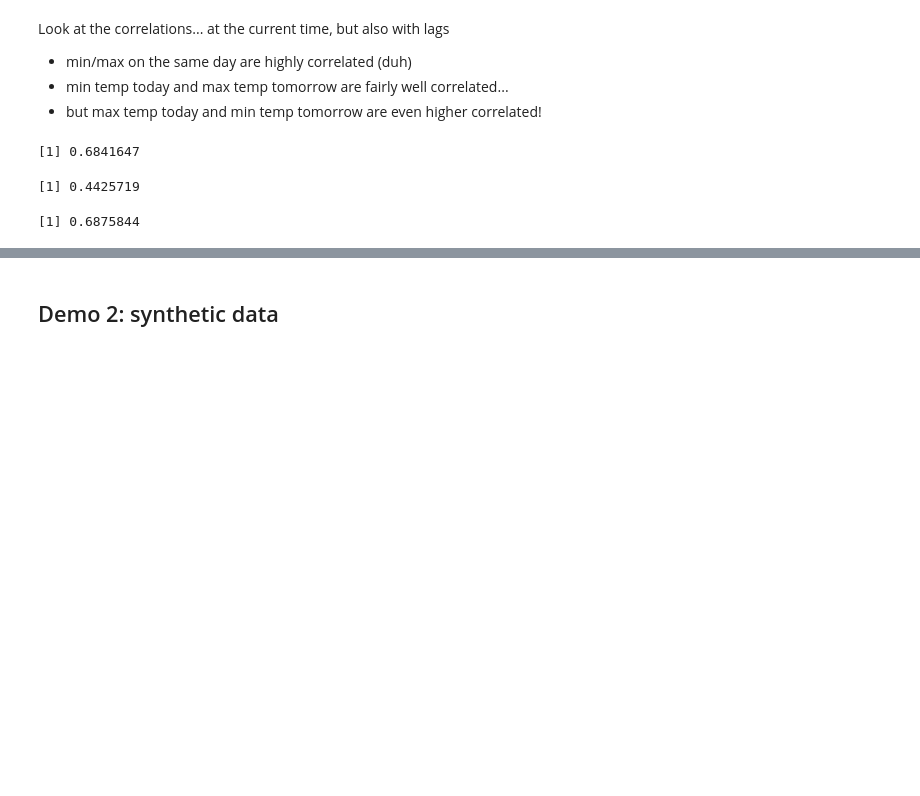
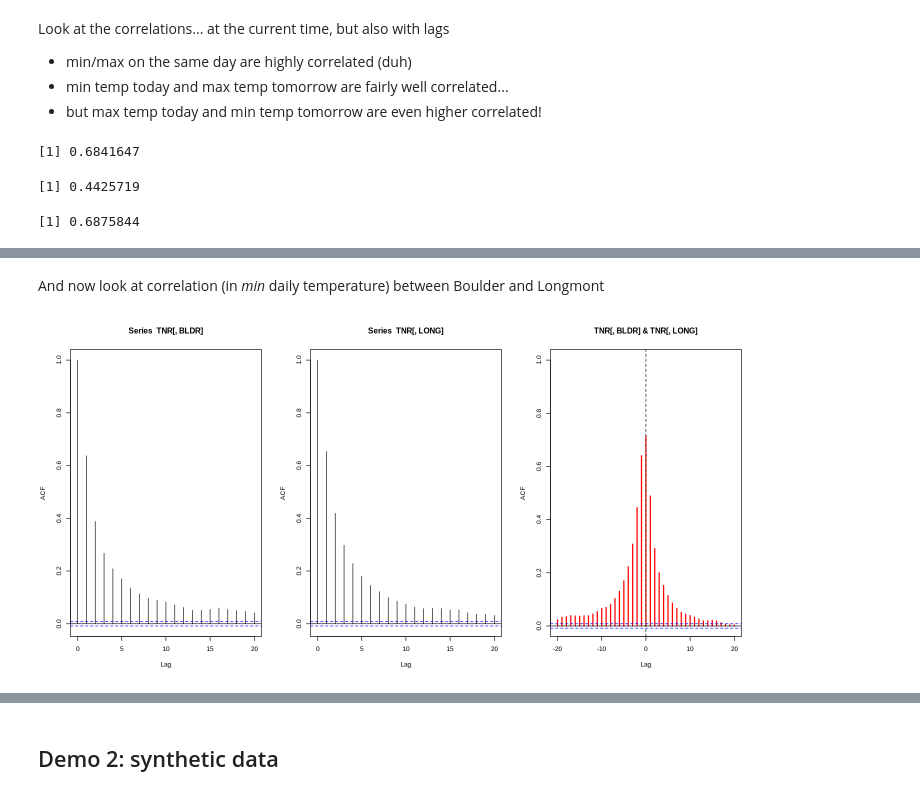
Before and after one commit to stephenbeckr/time-series-class, a Jupyter notebook: Demos/TimeSeries_MultivariateDemo.ipynb, the cells around one changed output, grey strips where cells are left out. Drawn from its saved outputs; the diff is of its cells as text; code cells hidden in the pictures; blank space fills up the shorter version.

```diff
--- a/Demos/TimeSeries_MultivariateDemo.ipynb
+++ b/Demos/TimeSeries_MultivariateDemo.ipynb
@@ -63,0 +95,10 @@ cor(ts.min[2:501],ts.max[1:500])
+# %% [markdown]
+And now look at correlation (in *min* daily temperature) between Boulder and Longmont
+# %%
+par(mfrow=c(1,3))
+acf(TNR[,BLDR],na.action=na.pass,lag.max=20)
+acf(TNR[,LONG],na.action=na.pass,lag.max=20)
+ccf(TNR[,BLDR],TNR[,LONG],na.action=na.pass,lag.max=20,col="red",lwd=2,ylim=c(0,1))
+abline(v=0,lty=2)
+# %% [output]
+[figure, added]
```
Also changed, not shown: parts of 43 cells of this notebook.
